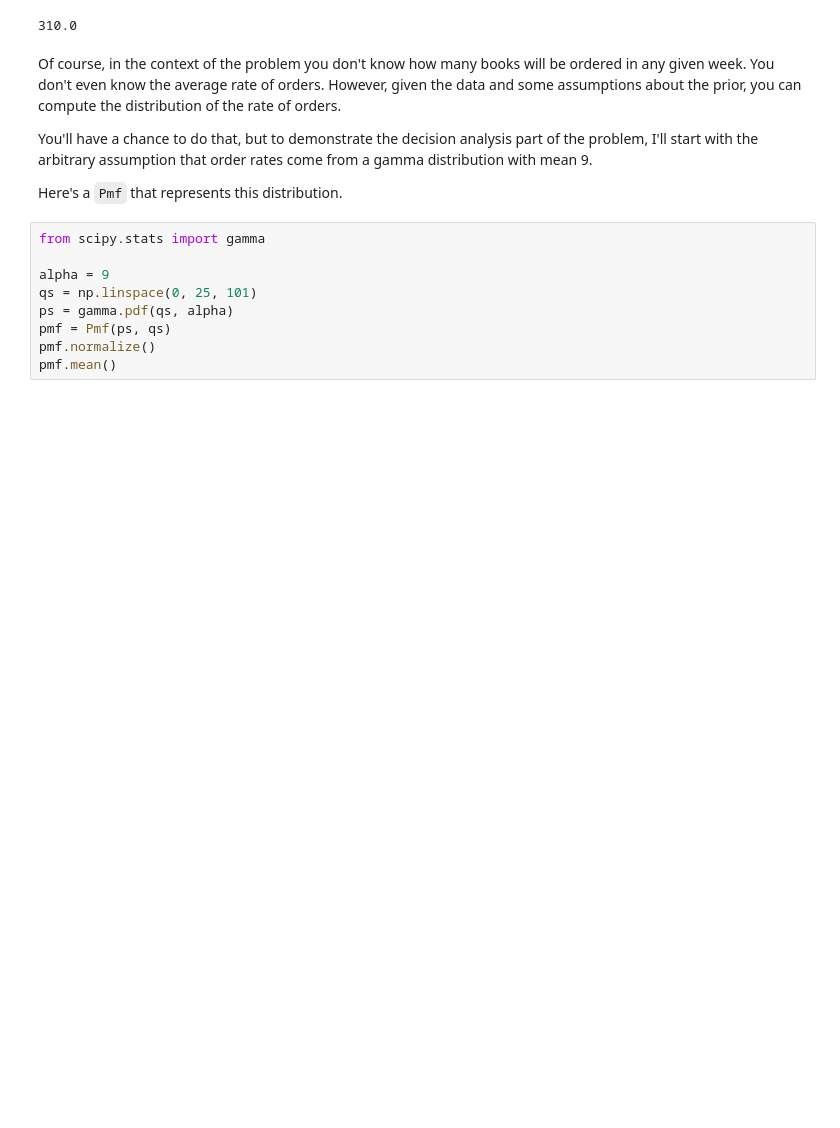
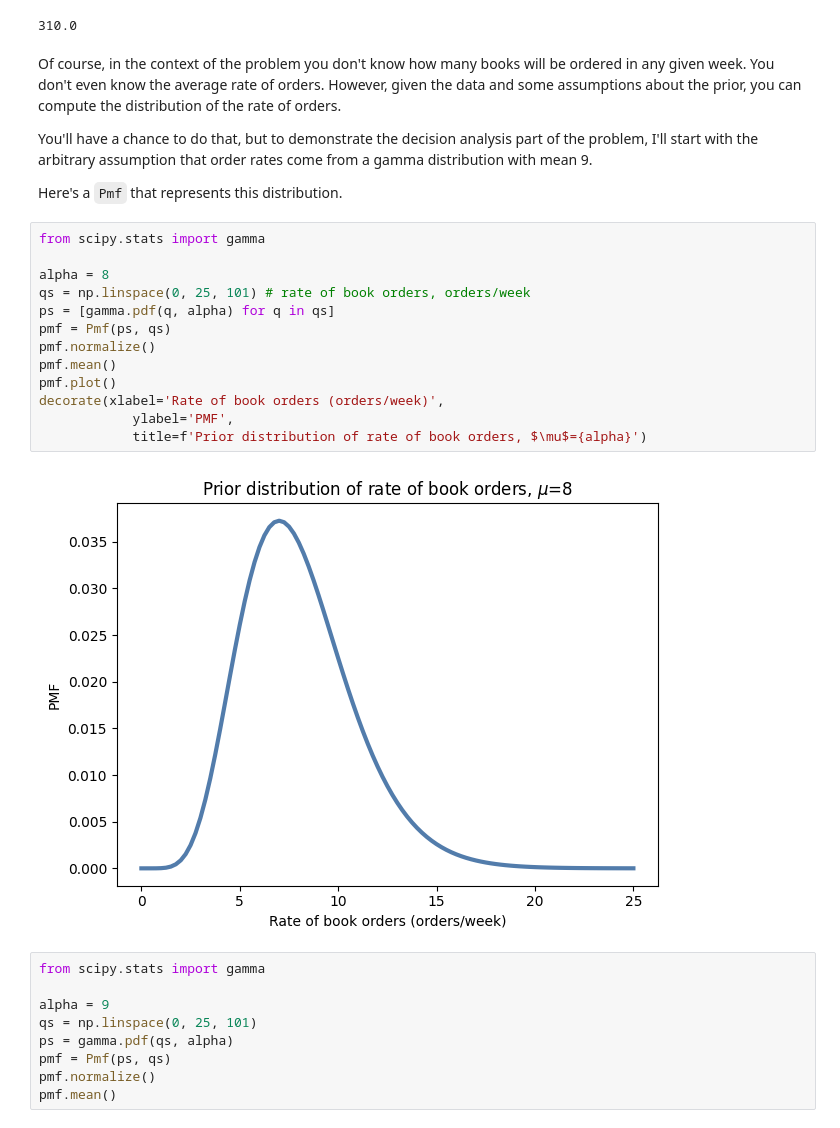
Before and after one commit to mat-ej/ThinkBayes2, a Jupyter notebook: notebooks/chap09.ipynb, the cells around one changed output. Saved outputs shown, nothing was run; the diff lists cells and outputs as text; blank space fills up the shorter version.

```diff
--- a/notebooks/chap09.ipynb
+++ b/notebooks/chap09.ipynb
@@ -1023,6 +1040,21 @@ Of course, in the context of the problem you don't know how many books will be o
 You'll have a chance to do that, but to demonstrate the decision analysis part of the problem, I'll start with the arbitrary assumption that order rates come from a gamma distribution with mean 9.
 
 Here's a `Pmf` that represents this distribution.
+# %%
+from scipy.stats import gamma
+
+alpha = 8
+qs = np.linspace(0, 25, 101) # rate of book orders, orders/week
+ps = [gamma.pdf(q, alpha) for q in qs]
+pmf = Pmf(ps, qs)
+pmf.normalize()
+pmf.mean()
+pmf.plot()
+decorate(xlabel='Rate of book orders (orders/week)',
+            ylabel='PMF',
+            title=f'Prior distribution of rate of book orders, $\mu$={alpha}')
+# %% [output]
+[figure, added]
 # %%
 from scipy.stats import gamma
 
```
Also changed, not shown: parts of 20 cells of this notebook.
